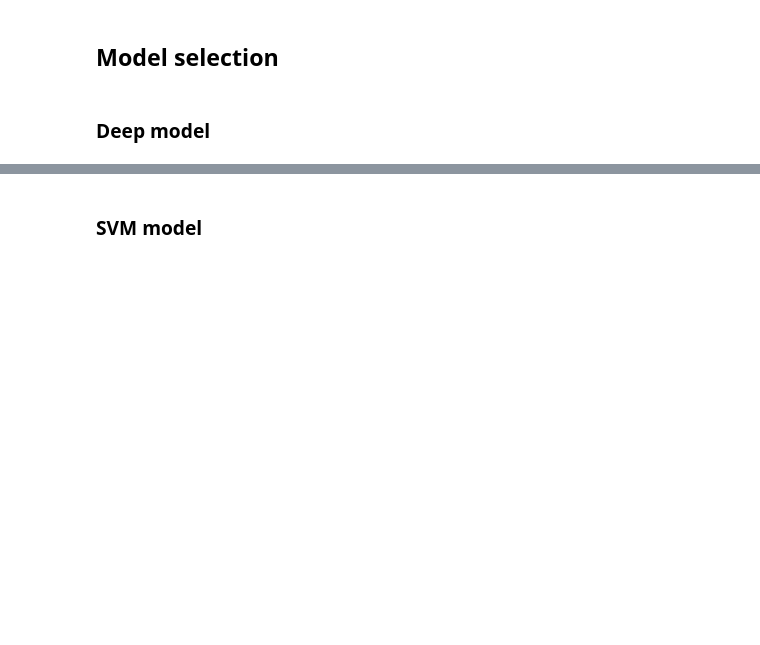
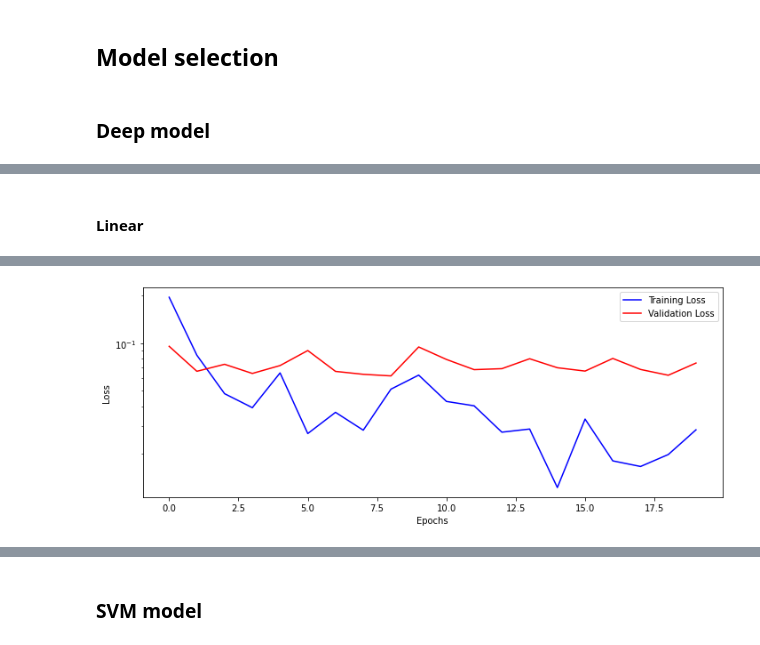
Before and after one commit to ayoubhammal/notebooks_tp_iarn, a Jupyter notebook: projet/spam_ham_classifier.ipynb, the cells around one changed output, grey strips where cells are left out. Saved outputs shown, nothing was run; the diff lists cells and outputs as text; code cells hidden in the pictures; blank space fills up the shorter version.

```diff
--- a/projet/spam_ham_classifier.ipynb
+++ b/projet/spam_ham_classifier.ipynb
@@ -287,9 +293,8 @@ class Wrapper:
 
     def predict(self, x):
         self.model.eval()
-        x_tensor = torch.as_tensor(x).float()
         with torch.no_grad():
-            y_hat_tensor = self.model(x_tensor.to(self.device))
+            y_hat_tensor = self.model(x.to(self.device))
         self.model.train()
         return y_hat_tensor.detach().cpu().numpy()
 
@@ -335,0 +352,2 @@ wrapper.plot_losses()
+# %% [markdown]
+#### Linear
@@ -335,0 +366,41 @@ wrapper.plot_losses()
+# %%
+bow_train_dataloader = DataLoader(train_dataset, batch_size=16, shuffle=True, collate_fn=ann_email_embedding)
+bow_test_dataloader = DataLoader(test_dataset, batch_size=16, shuffle=True, collate_fn=ann_email_embedding)
+# %%
+class LinearModel(nn.Module):
+    def __init__(self, n_features, n_outputs):
+        super(LinearModel, self).__init__()
+        self.n_features = n_features
+        self.n_outputs = n_outputs
+
+        self.linear1 = nn.Linear(self.n_features, 256, bias=False)
+        self.batchnorm1 = nn.BatchNorm1d(256)
+
+        self.linear2 = nn.Linear(256, 128, bias=False)
+        self.batchnorm2 = nn.BatchNorm1d(128)
+
+        self.linear3 = nn.Linear(128, self.n_outputs)
+
+    def forward(self, X):
+        out = self.linear1(X)
+        out = self.batchnorm1(out)
+        out = nn.functional.relu(out)
+
+        out = self.linear2(out)
+        out = self.batchnorm2(out)
+        out = nn.functional.relu(out)
+
+        out = self.linear3(out)
+
+        return out.view(-1, self.n_outputs)
+# %%
+lstm_model = LinearModel(n_features=vocabulary_size, n_outputs=1)
+optimizer = Adam(lstm_model.parameters())
+loss_fn = nn.BCEWithLogitsLoss(reduction='mean')
+
+wrapper = Wrapper(lstm_model, loss_fn, optimizer)
+# %%
+wrapper.set_loaders(bow_train_dataloader, bow_test_dataloader)
+wrapper.train(n_epochs=20)
+wrapper.plot_losses()
+# %% [output]
@@ -335,0 +427 @@ wrapper.plot_losses()
+[figure, added]
```
Also changed, not shown: parts of 17 cells of this notebook.
